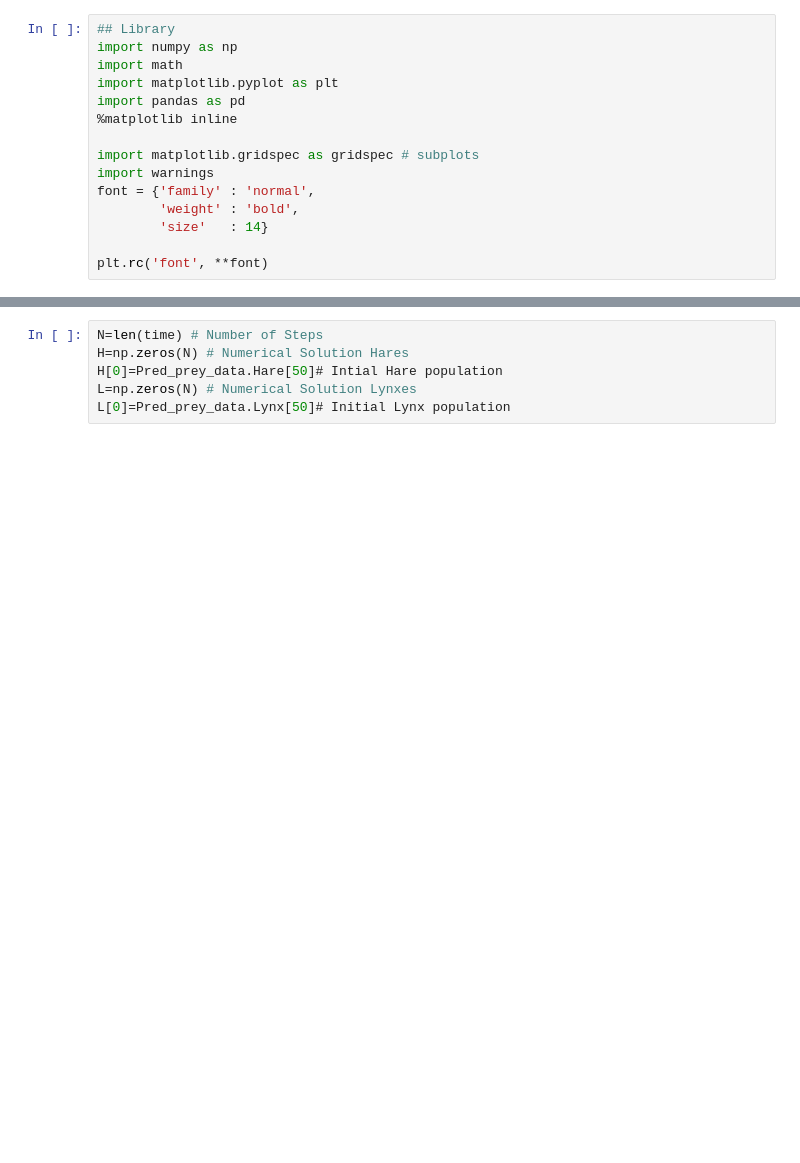
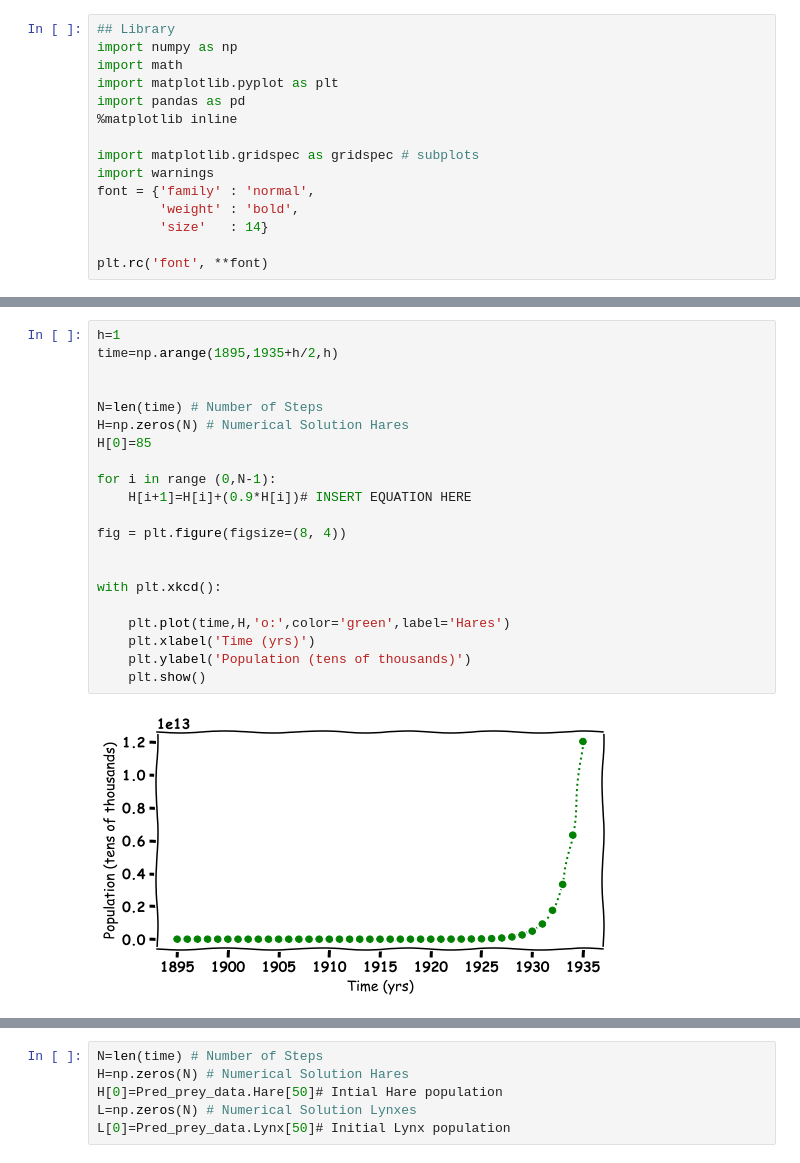
Before and after one commit to john-s-butler-dit/Predator-Prey-for-Young-Minds, a Jupyter notebook: Snow Hares and Lynxes Frontiers for Young Minds.ipynb, the cells around one changed output, grey strips where cells are left out. Drawn from its saved outputs; the diff is of its cells as text; blank space fills up the shorter version.

```diff
--- a/Snow Hares and Lynxes Frontiers for Young Minds.ipynb
+++ b/Snow Hares and Lynxes Frontiers for Young Minds.ipynb
@@ -77,0 +89,23 @@ this set of equations models the interaction between snow hares (H) and lynxes (
+# %%
+h=1
+time=np.arange(1895,1935+h/2,h)
+
+
+N=len(time) # Number of Steps
+H=np.zeros(N) # Numerical Solution Hares
+H[0]=85
+
+for i in range (0,N-1):
+    H[i+1]=H[i]+(0.9*H[i])# INSERT EQUATION HERE
+
+fig = plt.figure(figsize=(8, 4))
+
+
+with plt.xkcd():
+
+    plt.plot(time,H,'o:',color='green',label='Hares')
+    plt.xlabel('Time (yrs)')
+    plt.ylabel('Population (tens of thousands)')
+    plt.show()
+# %% [output]
+[figure, added]
```
Also changed, not shown: parts of 46 cells of this notebook, 2 other files.
